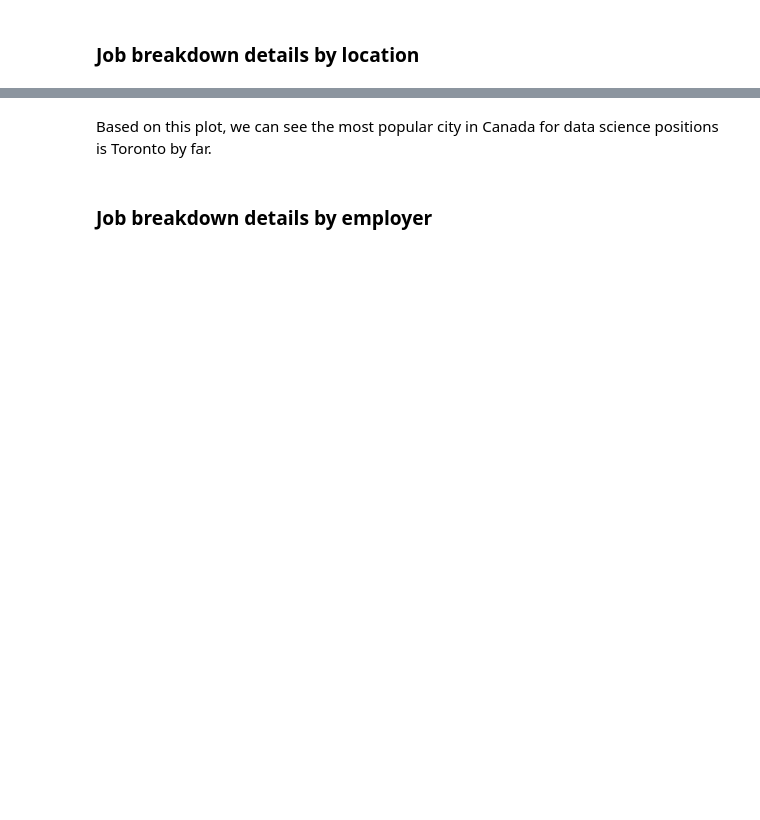
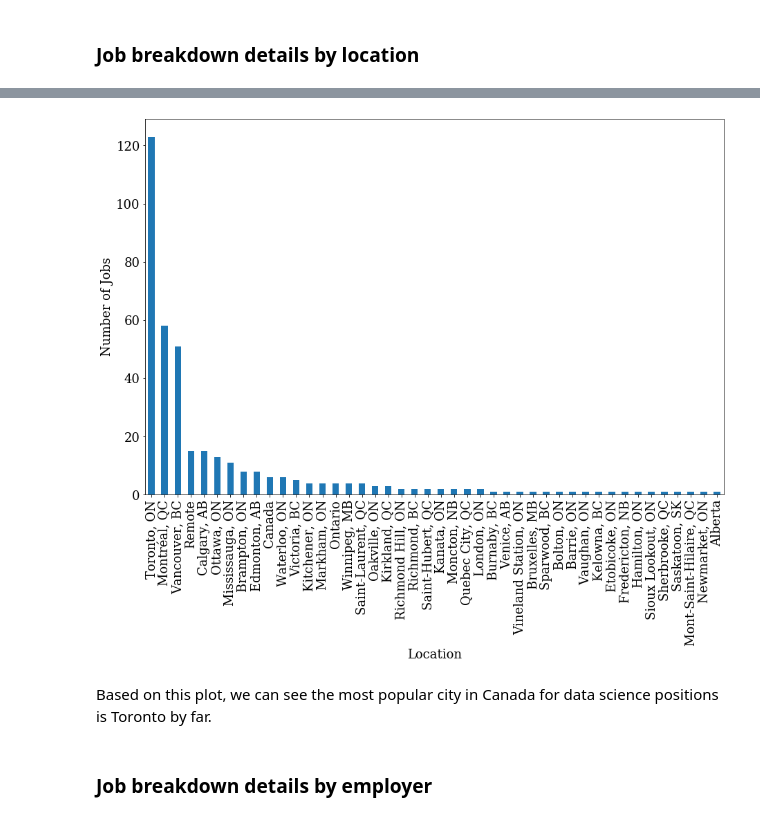
Before and after one commit to atkinssamuel/EdTech, a Jupyter notebook: 4-DS-EdTech/4-DS-EdTech.ipynb, the cells around one changed output, grey strips where cells are left out. Drawn from its saved outputs; the diff is of its cells as text; code cells hidden in the pictures; blank space fills up the shorter version.

```diff
--- a/4-DS-EdTech/4-DS-EdTech.ipynb
+++ b/4-DS-EdTech/4-DS-EdTech.ipynb
@@ -489,0 +488,4 @@ job_info.head(20)
+# %%
+job_info = pd.read_csv('indeed_jobs.csv')
+job_info.drop(['Unnamed: 0'], axis=1, inplace=True)
+job_info.head()
@@ -499,10 +519,12 @@ location.describe().head()
 # %%
 plt.figure(figsize=(15,10))
 location.size().sort_values(ascending=False).plot.bar()
-plt.xticks(rotation=50)
+plt.xticks(rotation=90)
 plt.xlabel("Location")
 plt.ylabel("Number of Jobs")
 plt.show()
+# %% [output]
+[figure, added]
 # %% [markdown]
 Based on this plot, we can see the most popular city in Canada for data science positions is Toronto by far.
 # %% [markdown]
```
Also changed, not shown: parts of 35 cells of this notebook, 1 other file.
